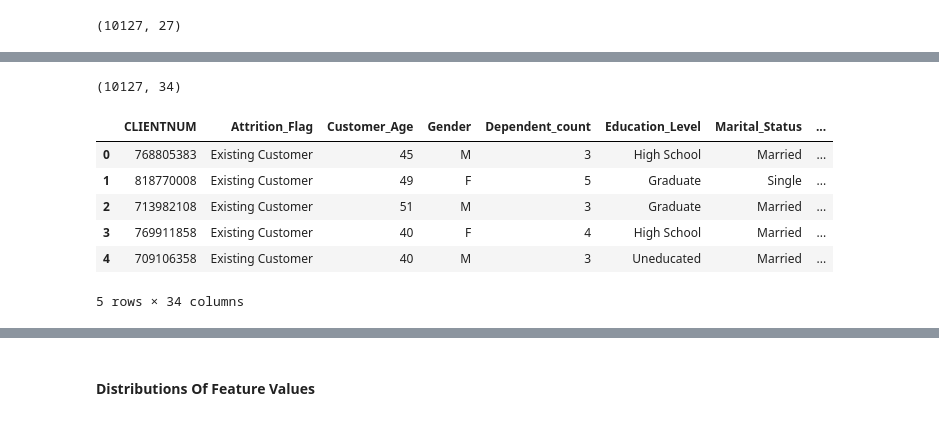
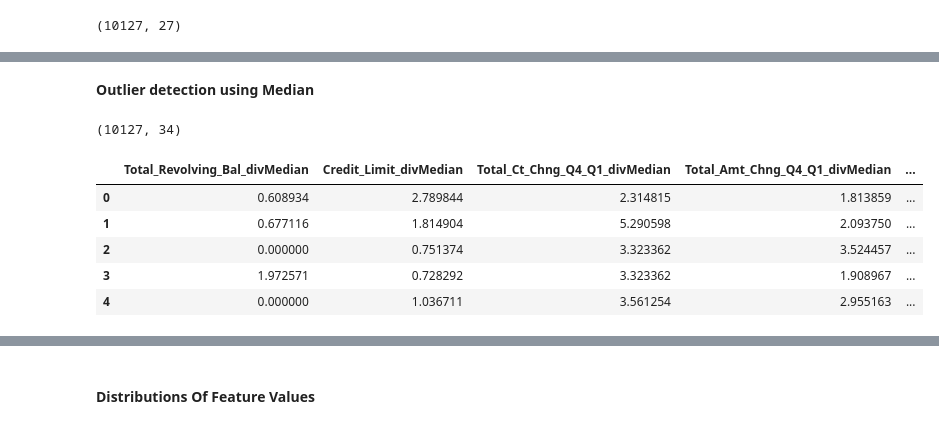
Before and after one commit to shaisid01/Data-Science, a Jupyter notebook: CapstoneProjects/Capstone 2/Notebooks/02_data_wrangling.ipynb, the cells around one changed output, grey strips where cells are left out. Saved outputs shown, nothing was run; the diff lists cells and outputs as text; code cells hidden in the pictures.

```diff
--- a/CapstoneProjects/Capstone 2/Notebooks/02_data_wrangling.ipynb
+++ b/CapstoneProjects/Capstone 2/Notebooks/02_data_wrangling.ipynb
@@ -520,3 +537,5 @@ Dividing by Median
+# %% [markdown]
+**Outlier detection using Median**
 # %%
 def calczScore(col_name):
     col_median = ccattr_data[col_name].median()
@@ -531,13 +550,14 @@ for col in medianCol:
 ccattr_data.shape
 # %% [output]
 (10127, 34)
-# %%
-ccattr_data.head()
-# %% [output]
-|  | CLIENTNUM | Attrition_Flag | Customer_Age | Gender | Dependent_count | Education_Level | Marital_Status | ... |
-| 0 | 768805383 | Existing Customer | 45 | M | 3 | High School | Married | ... |
-| 1 | 818770008 | Existing Customer | 49 | F | 5 | Graduate | Single | ... |
-| 2 | 713982108 | Existing Customer | 51 | M | 3 | Graduate | Married | ... |
-| 3 | 769911858 | Existing Customer | 40 | F | 4 | High School | Married | ... |
-| 4 | 709106358 | Existing Customer | 40 | M | 3 | Uneducated | Married | ... |
-5 rows × 34 columns
+# %%
+ccattr_data[['Total_Revolving_Bal_divMedian', 'Credit_Limit_divMedian','Total_Ct_Chng_Q4_Q1_divMedian', 'Total_Amt_Chng_Q4_Q1_divMedian',
+       'Total_Trans_Amt_divMedian', 'Avg_Open_To_Buy_divMedian',
+       'Avg_Utilization_Ratio_divMedian']].head()
+# %% [output]
+|  | Total_Revolving_Bal_divMedian | Credit_Limit_divMedian | Total_Ct_Chng_Q4_Q1_divMedian | Total_Amt_Chng_Q4_Q1_divMedian | ... |
+| 0 | 0.608934 | 2.789844 | 2.314815 | 1.813859 | ... |
+| 1 | 0.677116 | 1.814904 | 5.290598 | 2.093750 | ... |
+| 2 | 0.000000 | 0.751374 | 3.323362 | 3.524457 | ... |
+| 3 | 1.972571 | 0.728292 | 3.323362 | 1.908967 | ... |
+| 4 | 0.000000 | 1.036711 | 3.561254 | 2.955163 | ... |
```
Also changed, not shown: parts of 27 cells of this notebook.
